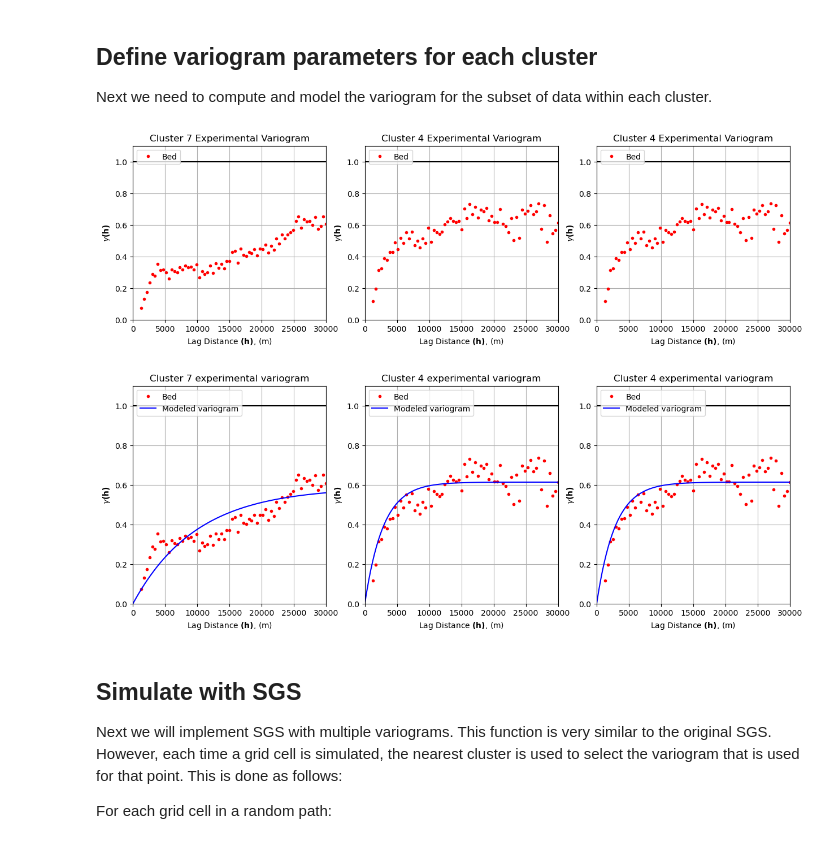
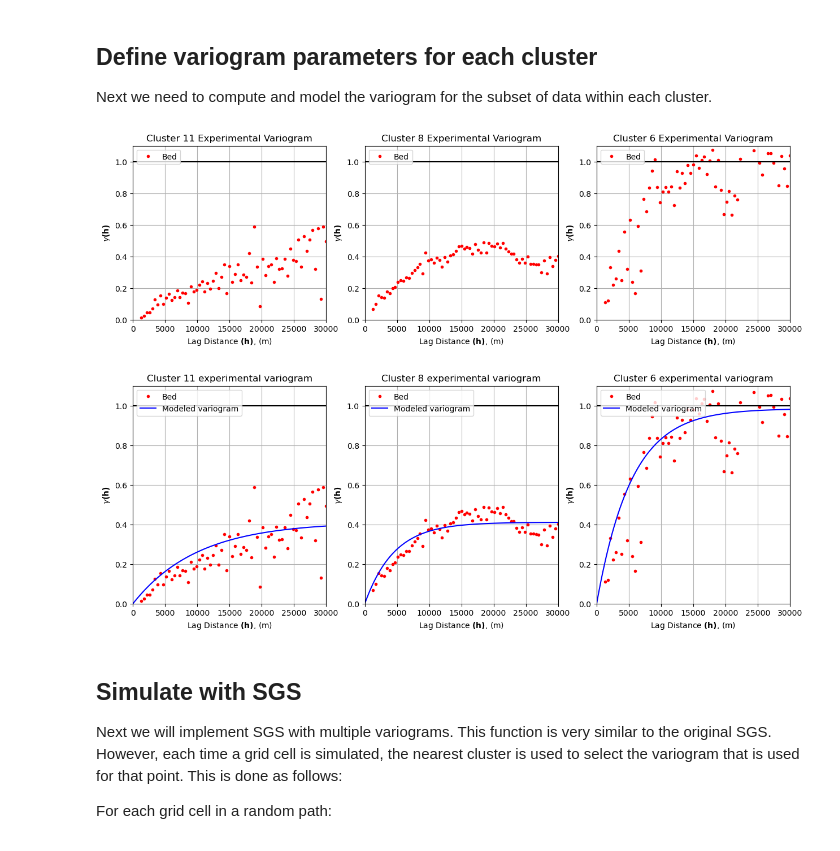
Before and after one commit to GatorGlaciology/GStatSim, a Jupyter notebook: demos/8_non-stationary_SGS_example2.ipynb, the cells around one changed output. Saved outputs shown, nothing was run; the diff lists cells and outputs as text; code cells hidden in the pictures.

```diff
--- a/demos/8_non-stationary_SGS_example2.ipynb
+++ b/demos/8_non-stationary_SGS_example2.ipynb
@@ -134,25 +134,25 @@ for k in clusters:
 # %%
 # plot 3 random experimental variograms
 
 # choose 3 random cluster ids
-rng = default_rng()
+rng = np.random.default_rng(seed=0)
 rints = rng.choice(n_clusters, 3)
 
 fig, axs = plt.subplots(1, 3, figsize=(15, 4))
 
 for ax, rint in zip(axs, rints):
     ax.plot(variograms[rint].bins, variograms[rint].experimental, '.', color='r', label='Bed')
     ax.hlines(y=1.0, xmin=0, xmax=maxlag,color = 'black')
     ax.set_xlabel(r'Lag Distance $\bf(h)$, (m)')
     ax.set_ylabel(r'$\gamma \bf(h)$')
     ax.set_title(f'Cluster {rint} Experimental Variogram')
     ax.legend(loc='upper left')
     ax.set_xlim([0,maxlag])
     ax.set_ylim([0, 1.1])
     ax.grid(True)
 plt.show()
 # %% [output]
-[figure, old version]
+[figure, new version]
 # %%
 # fit variogram model
 
@@ -190,7 +190,7 @@ for ax, rint in zip(axs, rints):
     ax.grid(True)
 plt.show()
 # %% [output]
-[figure, old version]
+[figure, new version]
 # %% [markdown]
 ## Simulate with SGS
 
```
Also changed, not shown: parts of 5 cells of this notebook, 3 other files.
